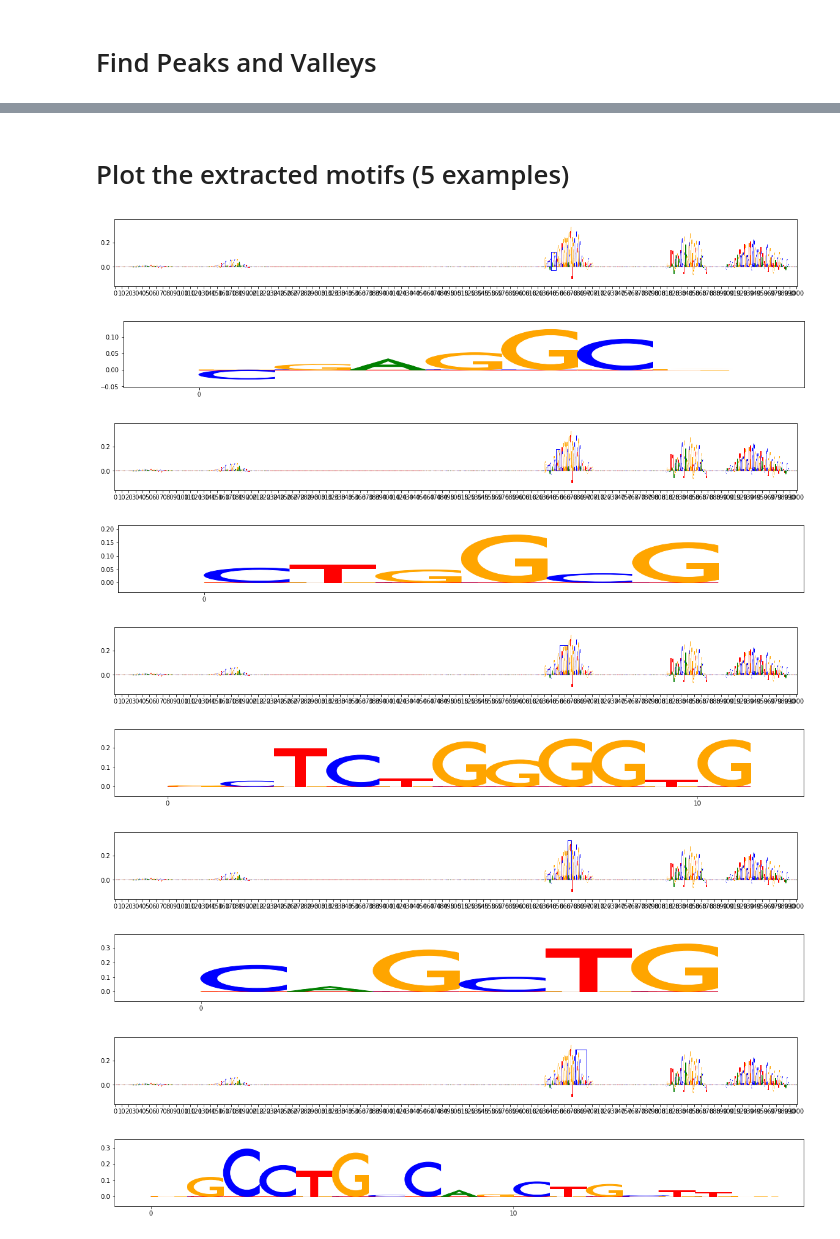
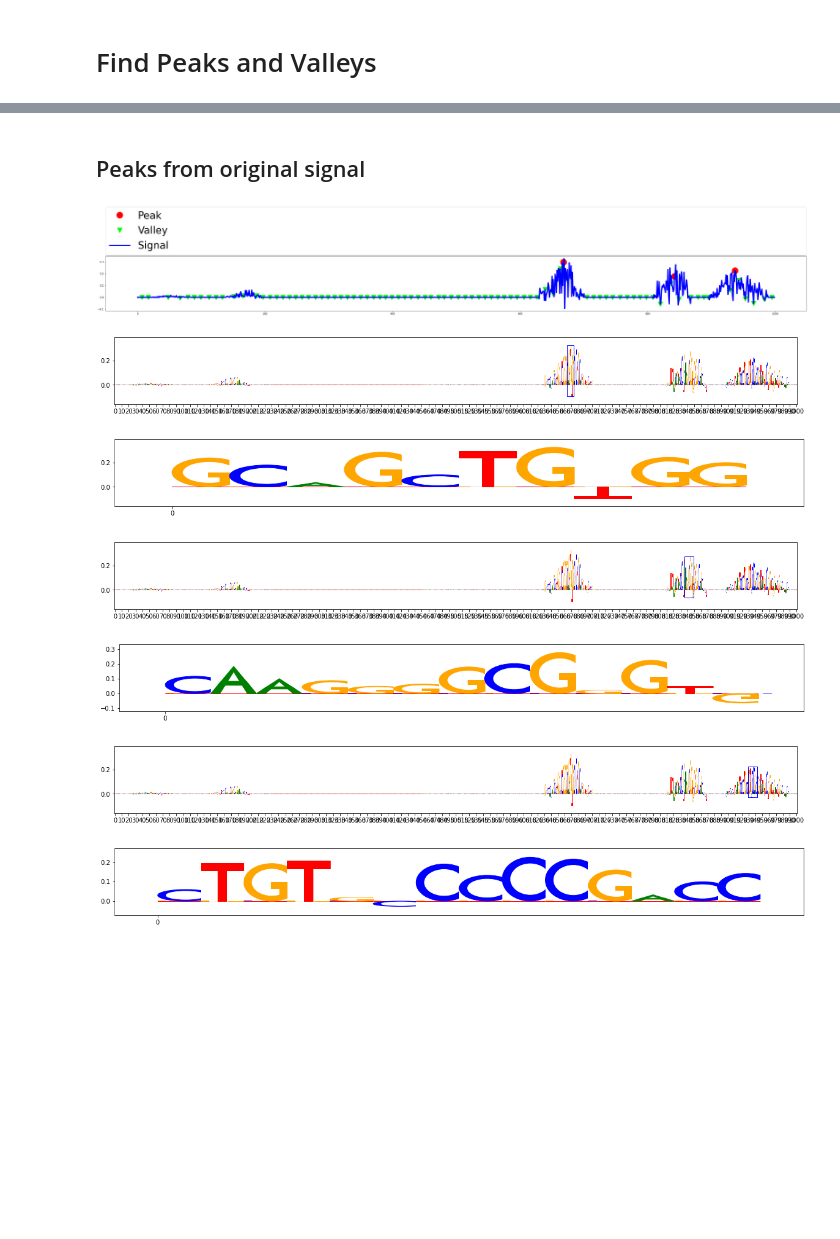
Before and after one commit to frankchen121212/RHSNet, a Jupyter notebook: motif_extractor_example.ipynb, the cells around one changed output, grey strips where cells are left out. Cells and saved outputs as stored; diff of their text form; code cells hidden in the pictures; blank space fills up the shorter version.

```diff
--- a/motif_extractor_example.ipynb
+++ b/motif_extractor_example.ipynb
@@ -116,0 +143,5 @@ plt.show()
+# %%
+filtered_sample = np.zeros(sample.shape)
+for i in range(len(sample_non_zero_idx)):
+    pos = sample_non_zero_idx[i]
+    filtered_sample[pos,sample_non_zero_ATCG[i]] =  filtered_signal[pos]
@@ -123,3 +161,10 @@ for peak in peaks:
     end = valleys[np.where(reverse_peak > 0, reverse_peak, np.inf).argmin()]
     start_idx.append(start)
     end_idx.append(end)
+
+for i in range(3):
+    highlight_seq = {'blue': [
+                (start_idx[i], end_idx[i])]
+            }
+    viz_sequence.plot_weights(filtered_sample, subticks_frequency=10, highlight=highlight_seq)
+    viz_sequence.plot_weights(filtered_sample[start_idx[i]:end_idx[i]], subticks_frequency=10)
@@ -126,20 +178,29 @@ for peak in peaks:
-# %% [markdown]
-# Plot the extracted motifs (5 examples)
+# %% [markdown]
+## Peaks from original signal
+# %%
+plt.figure(figsize=(50,4))
+
+plt.plot(peaks, sample_signal[peaks], color='red', marker='o',markersize=25, linestyle='None')
+plt.plot(valleys, sample_signal[valleys], color='lime', marker='v',markersize=20, linestyle='None')
+plt.plot(sample_signal,'blue', linewidth=5)
+
+plt.legend(['Peak','Valley','Signal'],fontsize=40,bbox_to_anchor=(0,1.02,1,0.2), loc="lower left",
+                mode="expand", borderaxespad=0,)
+
+plt.show()
+# %% [output]
+[figure, added]
 # %%
-for i in range(5):
+for i in range(3):
     highlight_seq = {'blue': [
                 (start_idx[i], end_idx[i])]
             }
     viz_sequence.plot_weights(sample, subticks_frequency=10, highlight=highlight_seq)
-    viz_sequence.plot_weights(sample[start_idx[i]:end_idx[i]], subticks_frequency=10)
+    viz_sequence.plot_weights(sample[start_idx[i]:end_idx[i]], subticks_frequency=100)
 # %% [output]
-[figure, old version]
+[figure, new version]
-[figure, old version]
+[figure, new version]
-[figure, old version]
+[figure, new version]
-[figure, old version]
+[figure, new version]
-[figure, old version]
+[figure, new version]
-[figure, old version]
+[figure, new version]
-[figure, removed]
-[figure, removed]
-[figure, removed]
-[figure, removed]
```
Also changed, not shown: parts of 13 cells of this notebook.
